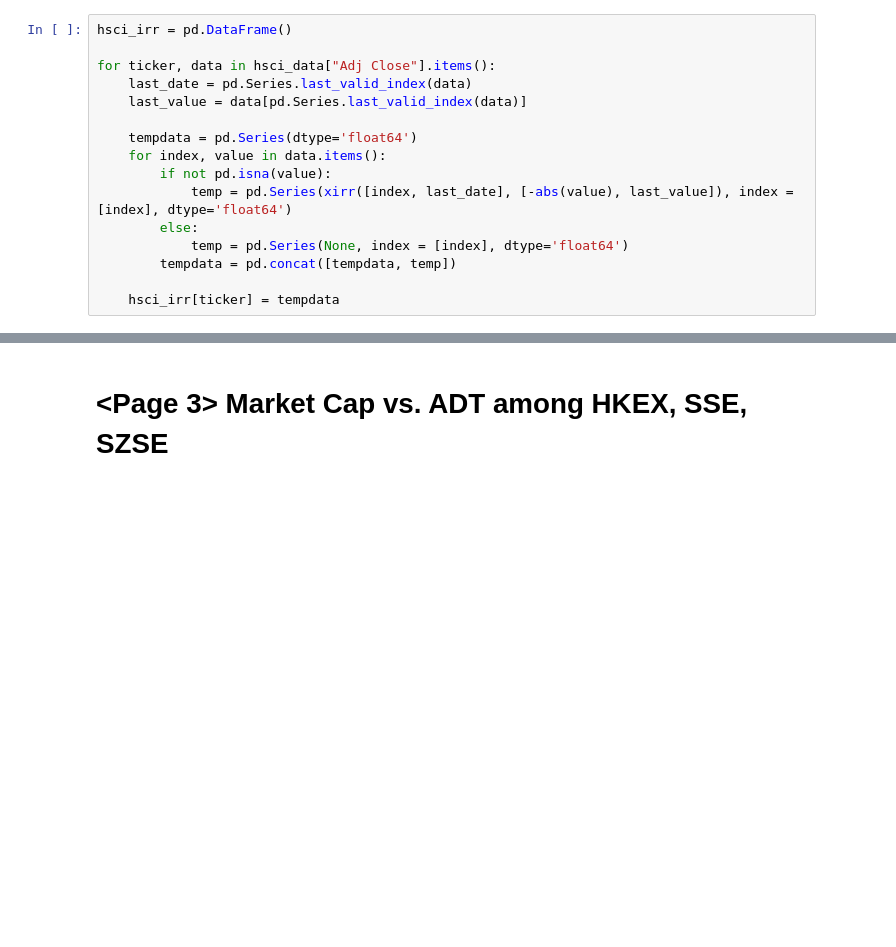
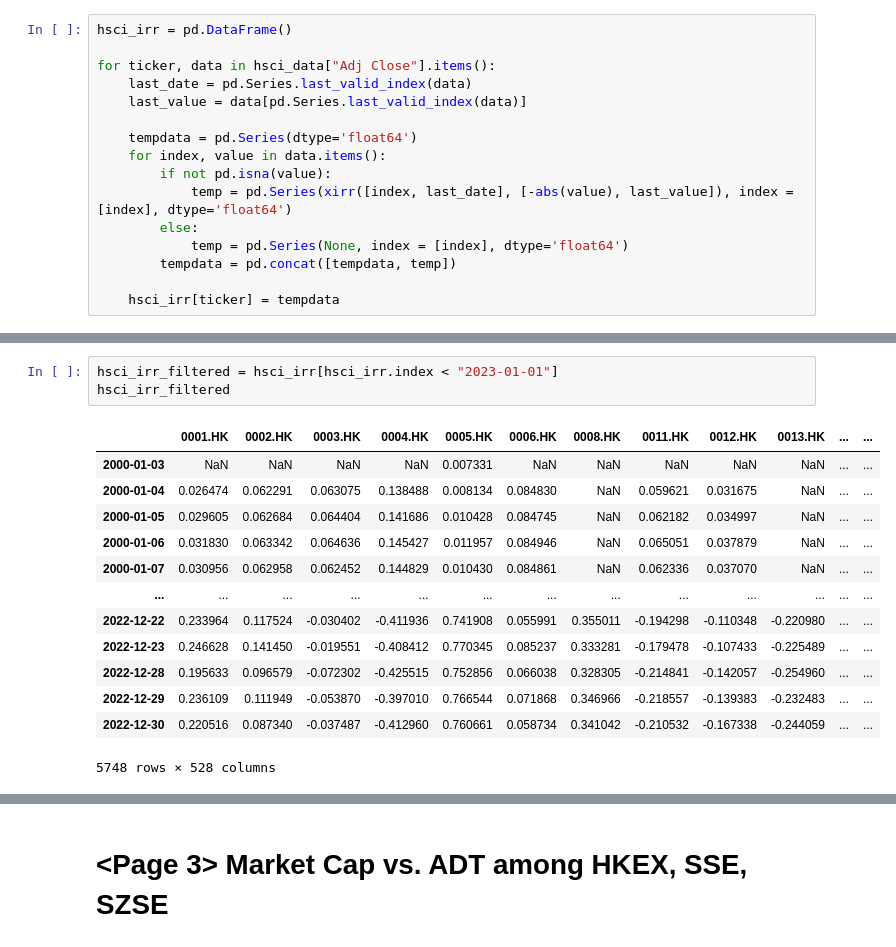
Before and after one commit to ckyma/exchatbook, a Jupyter notebook: getYahooData.ipynb, the cells around one changed output, grey strips where cells are left out. Cells and saved outputs as stored; diff of their text form; blank space fills up the shorter version.

```diff
--- a/getYahooData.ipynb
+++ b/getYahooData.ipynb
@@ -1057,0 +1058,17 @@ hsci_irr
+# %%
+hsci_irr_filtered = hsci_irr[hsci_irr.index < "2023-01-01"]
+hsci_irr_filtered
+# %% [output]
+|  | 0001.HK | 0002.HK | 0003.HK | 0004.HK | 0005.HK | 0006.HK | 0008.HK | 0011.HK | 0012.HK | 0013.HK | ... | ... |
+| 2000-01-03 | NaN | NaN | NaN | NaN | 0.007331 | NaN | NaN | NaN | NaN | NaN | ... | ... |
+| 2000-01-04 | 0.026474 | 0.062291 | 0.063075 | 0.138488 | 0.008134 | 0.084830 | NaN | 0.059621 | 0.031675 | NaN | ... | ... |
+| 2000-01-05 | 0.029605 | 0.062684 | 0.064404 | 0.141686 | 0.010428 | 0.084745 | NaN | 0.062182 | 0.034997 | NaN | ... | ... |
+| 2000-01-06 | 0.031830 | 0.063342 | 0.064636 | 0.145427 | 0.011957 | 0.084946 | NaN | 0.065051 | 0.037879 | NaN | ... | ... |
+| 2000-01-07 | 0.030956 | 0.062958 | 0.062452 | 0.144829 | 0.010430 | 0.084861 | NaN | 0.062336 | 0.037070 | NaN | ... | ... |
+| ... | ... | ... | ... | ... | ... | ... | ... | ... | ... | ... | ... | ... |
+| 2022-12-22 | 0.233964 | 0.117524 | -0.030402 | -0.411936 | 0.741908 | 0.055991 | 0.355011 | -0.194298 | -0.110348 | -0.220980 | ... | ... |
+| 2022-12-23 | 0.246628 | 0.141450 | -0.019551 | -0.408412 | 0.770345 | 0.085237 | 0.333281 | -0.179478 | -0.107433 | -0.225489 | ... | ... |
+| 2022-12-28 | 0.195633 | 0.096579 | -0.072302 | -0.425515 | 0.752856 | 0.066038 | 0.328305 | -0.214841 | -0.142057 | -0.254960 | ... | ... |
+| 2022-12-29 | 0.236109 | 0.111949 | -0.053870 | -0.397010 | 0.766544 | 0.071868 | 0.346966 | -0.218557 | -0.139383 | -0.232483 | ... | ... |
+| 2022-12-30 | 0.220516 | 0.087340 | -0.037487 | -0.412960 | 0.760661 | 0.058734 | 0.341042 | -0.210532 | -0.167338 | -0.244059 | ... | ... |
+5748 rows × 528 columns
```
Also changed, not shown: parts of 3 cells of this notebook, 2 other files.
